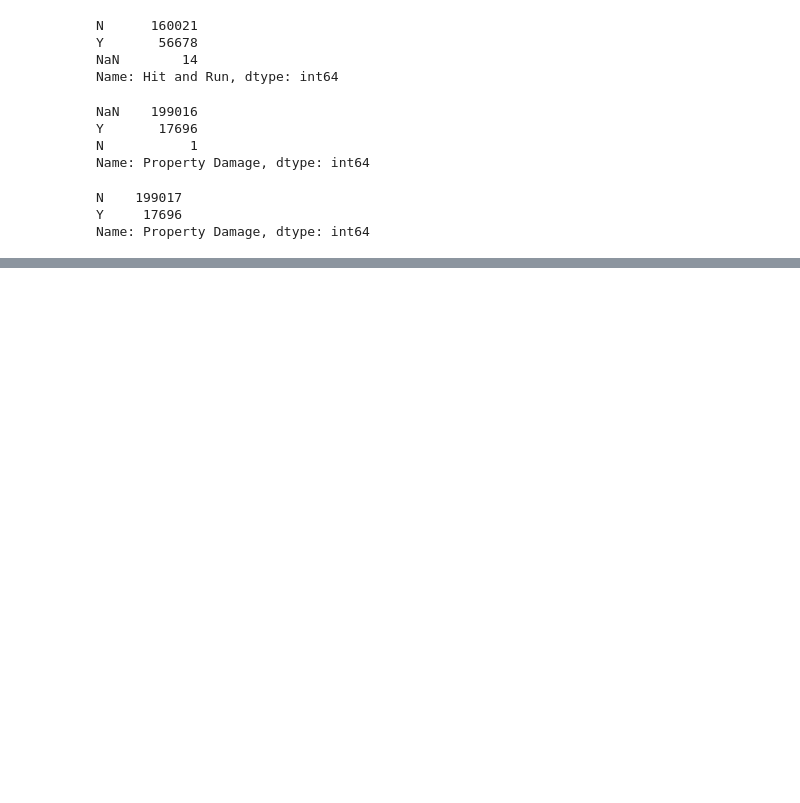
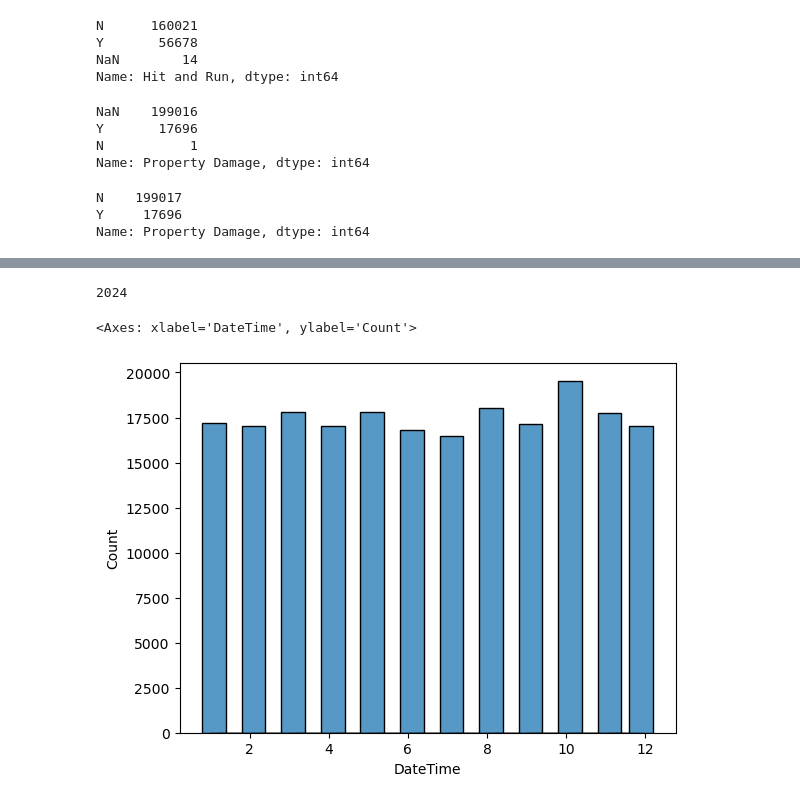
Before and after one commit to essetetsahai/nashville_traffic, a Jupyter notebook: notebooks/traffic_notebook.ipynb, the cells around one changed output, grey strips where cells are left out. Saved outputs shown, nothing was run; the diff lists cells and outputs as text; code cells hidden in the pictures; blank space fills up the shorter version.

```diff
--- a/notebooks/traffic_notebook.ipynb
+++ b/notebooks/traffic_notebook.ipynb
@@ -185,0 +309,11 @@ Name: Property Damage, dtype: int64
+# %%
+#Filter out 2025
+df2 = df.loc[df['DateTime'].dt.year < 2025]
+df2['DateTime'].dt.year.max()
+# %% [output]
+2024
+# %%
+sns.histplot(data=df2['DateTime'].dt.month, shrink = 3)
+# %% [output]
+<Axes: xlabel='DateTime', ylabel='Count'>
+[figure, added]
```
Also changed, not shown: parts of 13 cells of this notebook.
